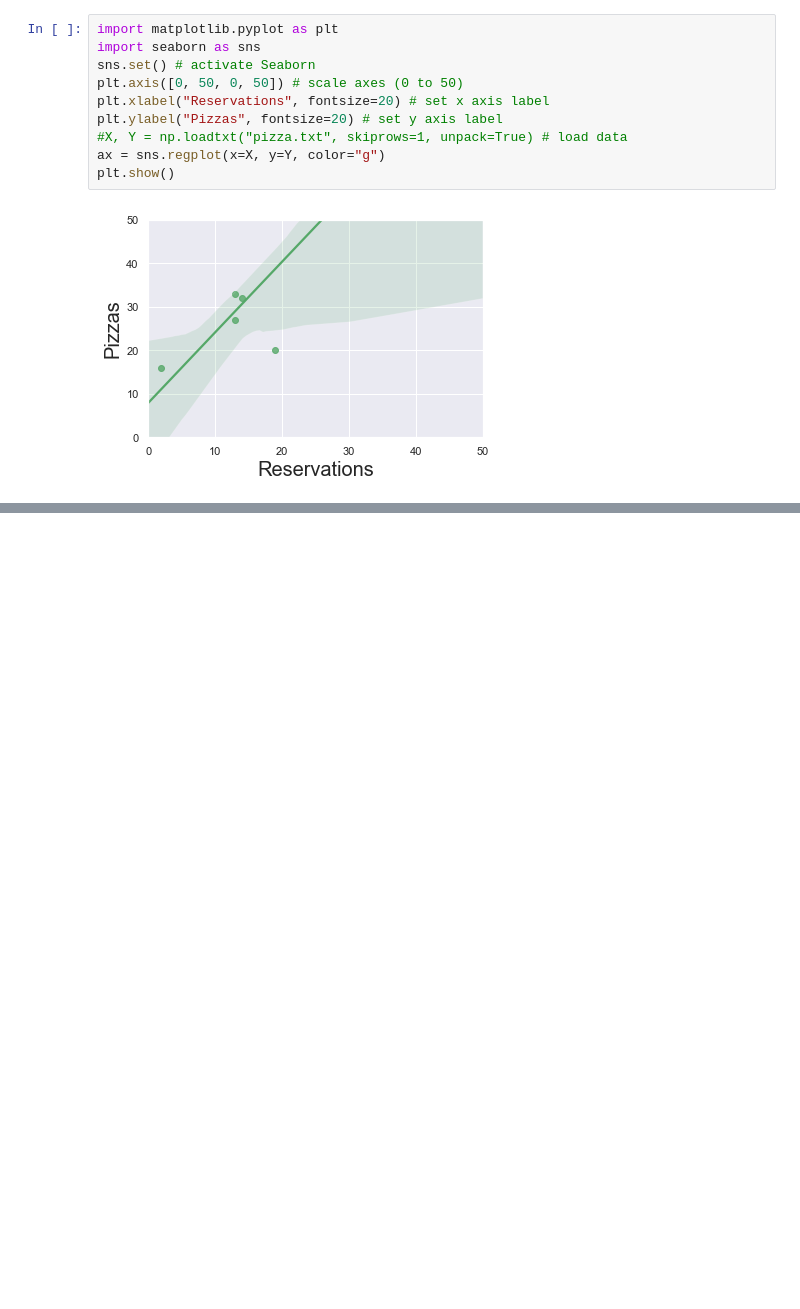
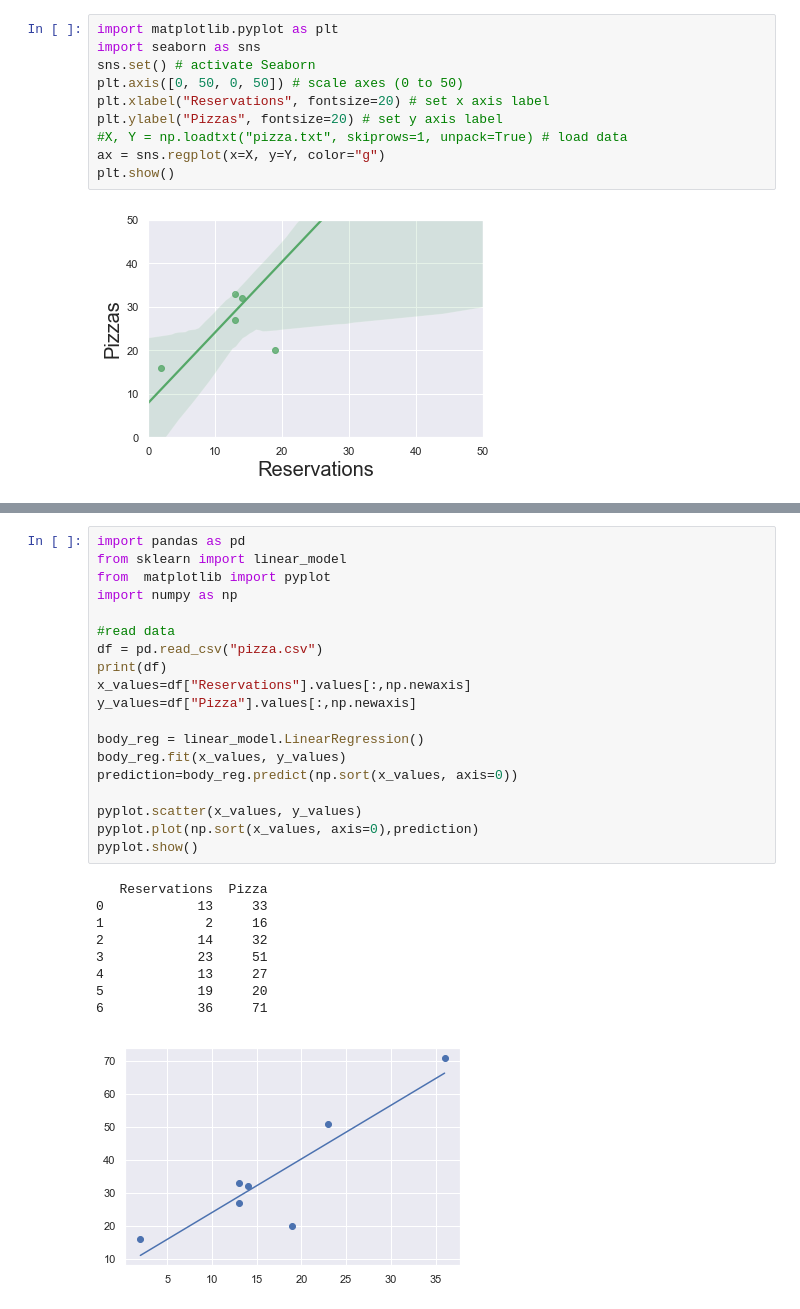
Before and after one commit to roytomas/ML-forecast-pizza-reserve, a Jupyter notebook: gradient_descent_without_bias.ipynb, the cells around one changed output, grey strips where cells are left out. Saved outputs shown, nothing was run; the diff lists cells and outputs as text; blank space fills up the shorter version.

```diff
--- a/gradient_descent_without_bias.ipynb
+++ b/gradient_descent_without_bias.ipynb
@@ -67,0 +83,29 @@ AttributeError: module 'GPy' has no attribute 'models'
+# %%
+import pandas as pd
+from sklearn import linear_model
+from  matplotlib import pyplot
+import numpy as np
+
+#read data
+df = pd.read_csv("pizza.csv")
+print(df)
+x_values=df["Reservations"].values[:,np.newaxis]
+y_values=df["Pizza"].values[:,np.newaxis]
+
+body_reg = linear_model.LinearRegression()
+body_reg.fit(x_values, y_values)
+prediction=body_reg.predict(np.sort(x_values, axis=0))
+
+pyplot.scatter(x_values, y_values)
+pyplot.plot(np.sort(x_values, axis=0),prediction)
+pyplot.show()
+# %% [output]
+   Reservations  Pizza
+0            13     33
+1             2     16
+2            14     32
+3            23     51
+4            13     27
+5            19     20
+6            36     71
+[figure, added]
```
Also changed, not shown: parts of 4 cells of this notebook, 2 other files.
